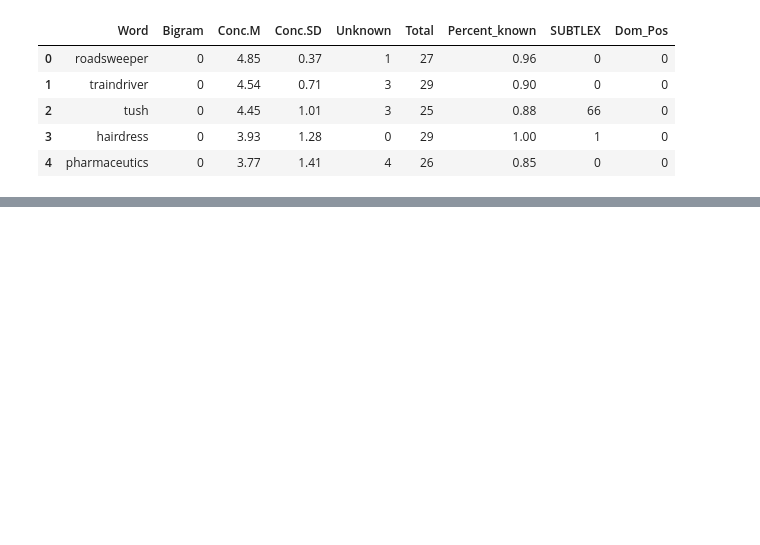
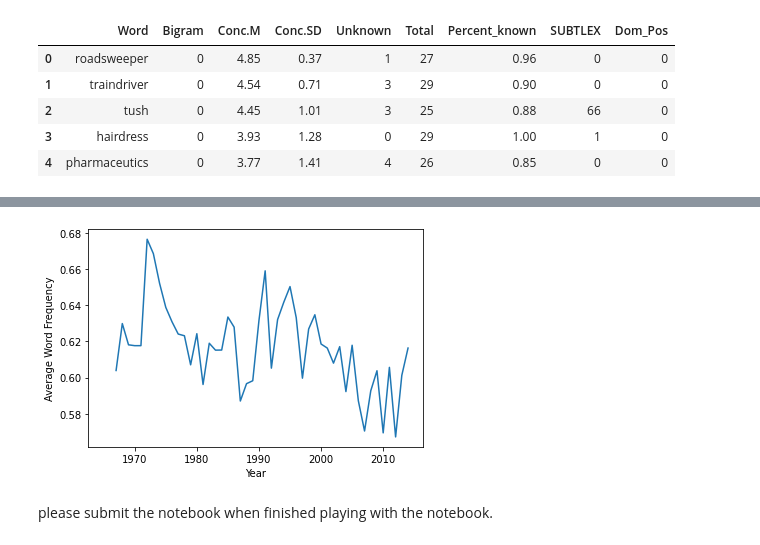
Before and after one commit to music-data-mining/W16, a Jupyter notebook: Week_16_Trend_Analysis.ipynb, the cells around one changed output, grey strips where cells are left out. Cells and saved outputs as stored; diff of their text form; code cells hidden in the pictures; blank space fills up the shorter version.

Commit message:
update: lab/assignment notebook

```diff
--- a/Week_16_Trend_Analysis.ipynb
+++ b/Week_16_Trend_Analysis.ipynb
@@ -148,0 +153,3 @@ plt.plot(concValueYear)
+# %%
+# read in word frequency data, adopted from https://www.wordfrequency.info/
+df_wf = pd.read_excel('wordFrequency_5000.xlsx', sheet_name=1)
@@ -148,0 +167,3 @@ plt.plot(concValueYear)
+# %%
+# scale freq into a range of [0, 5]
+df_wf.freq *= (5.0/df_wf.freq.max())
@@ -148,0 +180,29 @@ plt.plot(concValueYear)
+# %%
+wordfreq_dict = {df_wf['lemma'][i]: df_wf['freq'][i] for i in range(len(df_wf['lemma']))}
+# %%
+# check word frequencies of lyrics
+wfValue=[]
+for text in lemmatized_lyrics:
+  wfValueList = []
+  for word in text:
+    try:
+      wfValueList.append(wordfreq_dict[word])
+    except Exception as inst:
+      pass
+  wfValue.append(np.mean(np.array(wfValueList)))
+# %%
+# draw it
+wfValue=np.array(wfValue)
+wfValueYear=[]
+for y in range(1965, 2015):
+  wfValueYear.append(np.mean(wfValue[np.where(year==y)]))
+wfValueYear=np.array(wfValueYear)
+plt.figure()
+plt.ylabel('Average Word Frequency')
+plt.xlabel('Year')
+plt.plot(range(1965, 2015), wfValueYear)
+plt.show()
+# %% [output]
+[figure, added]
+# %% [markdown]
+please submit the notebook when finished playing with the notebook.
```
Also changed, not shown: parts of 7 cells of this notebook.
